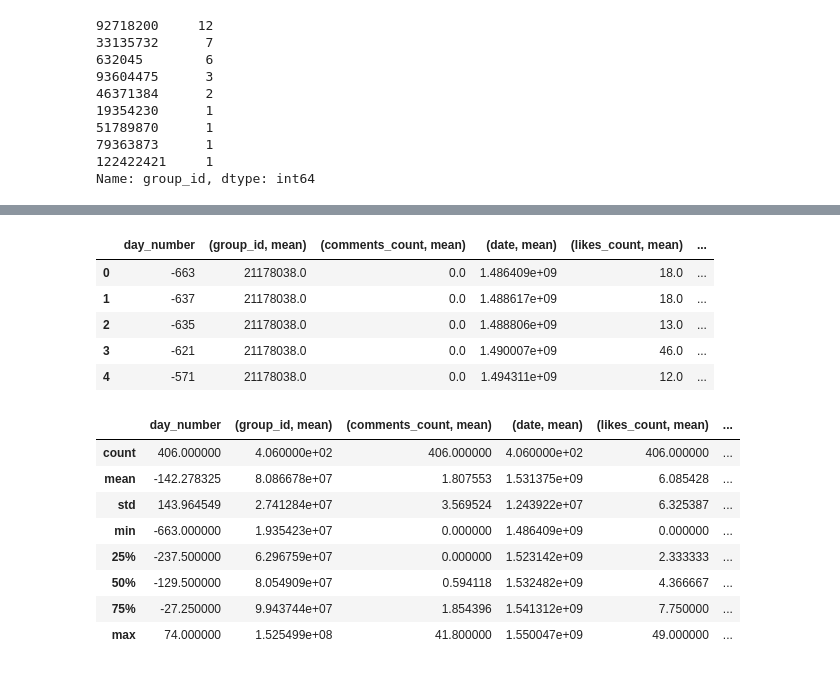
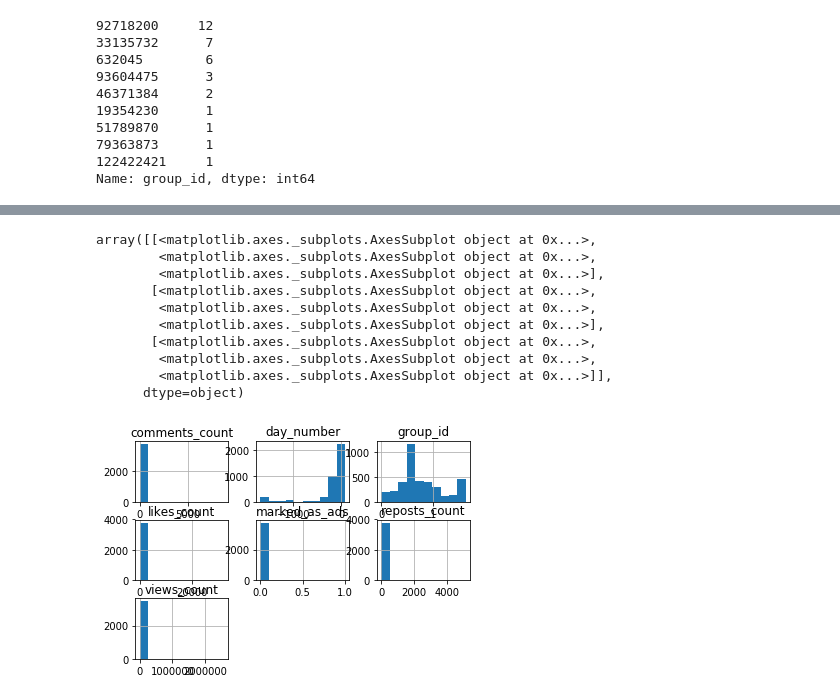
Before and after one commit to apyankov/otus-datascience, a Jupyter notebook: home-work-1/labor_part_1_exploratory.ipynb, the cells around one changed output, grey strips where cells are left out. Saved outputs shown, nothing was run; the diff lists cells and outputs as text; code cells hidden in the pictures.

```diff
--- a/home-work-1/labor_part_1_exploratory.ipynb
+++ b/home-work-1/labor_part_1_exploratory.ipynb
@@ -405,4 +364,0 @@ df["views_count"].quantile(0.95)
-# %%
-columnName = 'likes_count'
-barrier = df[columnName].quantile(0.99)
-df = df[df[columnName] < barrier]
@@ -418,27 +365,18 @@ df.groupby('post_source').agg('mean')
-# %%
-counts_df = pd.DataFrame(df.groupby('day_number').size().reset_index(name='counts'))
-grouped_df = df.groupby('day_number').agg(['mean'])
-result_df = pd.merge(grouped_df, counts_df, on='day_number', how='outer')
-result_df.head()
-# %% [output]
-|  | day_number | (group_id, mean) | (comments_count, mean) | (date, mean) | (likes_count, mean) | ... |
-| 0 | -663 | 21178038.0 | 0.0 | 1.486409e+09 | 18.0 | ... |
-| 1 | -637 | 21178038.0 | 0.0 | 1.488617e+09 | 18.0 | ... |
-| 2 | -635 | 21178038.0 | 0.0 | 1.488806e+09 | 13.0 | ... |
-| 3 | -621 | 21178038.0 | 0.0 | 1.490007e+09 | 46.0 | ... |
-| 4 | -571 | 21178038.0 | 0.0 | 1.494311e+09 | 12.0 | ... |
-# %%
-result_df.describe()
-# %% [output]
-|  | day_number | (group_id, mean) | (comments_count, mean) | (date, mean) | (likes_count, mean) | ... |
-| count | 406.000000 | 4.060000e+02 | 406.000000 | 4.060000e+02 | 406.000000 | ... |
-| mean | -142.278325 | 8.086678e+07 | 1.807553 | 1.531375e+09 | 6.085428 | ... |
-| std | 143.964549 | 2.741284e+07 | 3.569524 | 1.243922e+07 | 6.325387 | ... |
-| min | -663.000000 | 1.935423e+07 | 0.000000 | 1.486409e+09 | 0.000000 | ... |
-| 25% | -237.500000 | 6.296759e+07 | 0.000000 | 1.523142e+09 | 2.333333 | ... |
-| 50% | -129.500000 | 8.054909e+07 | 0.594118 | 1.532482e+09 | 4.366667 | ... |
-| 75% | -27.250000 | 9.943744e+07 | 1.854396 | 1.541312e+09 | 7.750000 | ... |
-| max | 74.000000 | 1.525499e+08 | 41.800000 | 1.550047e+09 | 49.000000 | ... |
+# %%
+# посмотрим на распределения значений в каждом столбце, который оставляем
+df[['group_id', 'day_number', 'marked_as_ads', 'comments_count', 'likes_count', 'reposts_count', 'views_count']].hist()
+# %% [output]
+array([[<matplotlib.axes._subplots.AxesSubplot object at 0x...>,
+        <matplotlib.axes._subplots.AxesSubplot object at 0x...>,
+        <matplotlib.axes._subplots.AxesSubplot object at 0x...>],
+       [<matplotlib.axes._subplots.AxesSubplot object at 0x...>,
+        <matplotlib.axes._subplots.AxesSubplot object at 0x...>,
+        <matplotlib.axes._subplots.AxesSubplot object at 0x...>],
+       [<matplotlib.axes._subplots.AxesSubplot object at 0x...>,
+        <matplotlib.axes._subplots.AxesSubplot object at 0x...>,
+        <matplotlib.axes._subplots.AxesSubplot object at 0x...>]],
+      dtype=object)
+[figure, added]
 # %%
 """
 Вывод:
```
Also changed, not shown: parts of 9 cells of this notebook, 1 other file.
